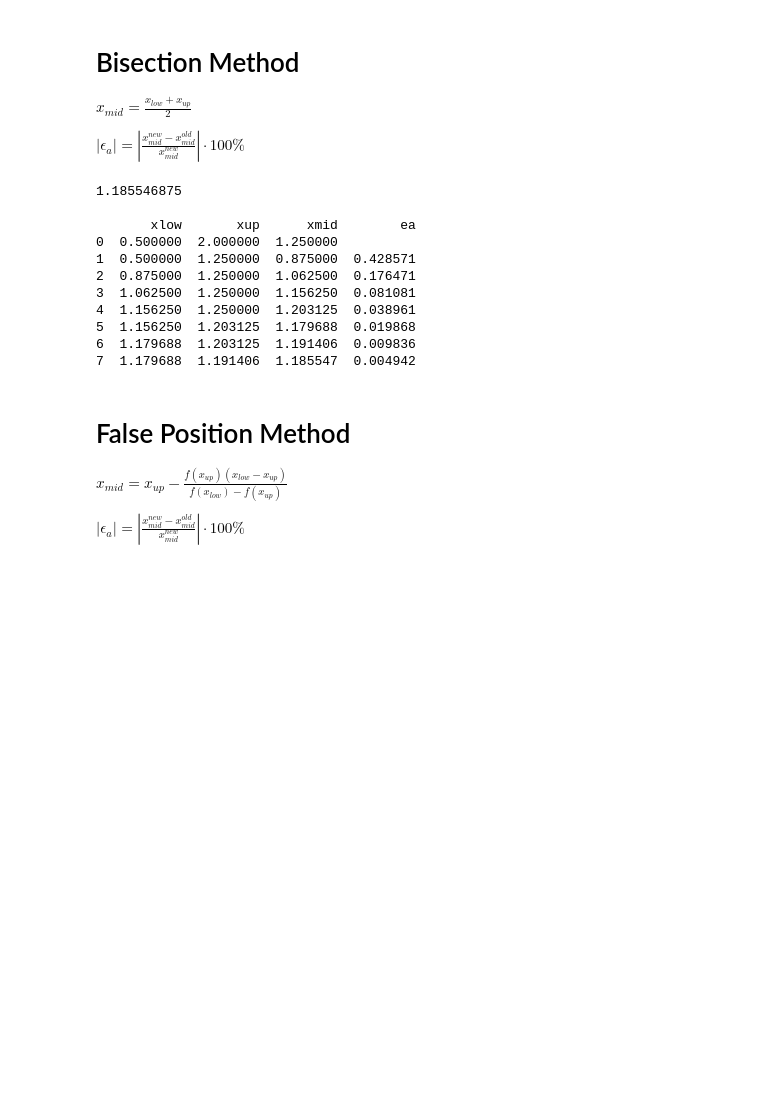
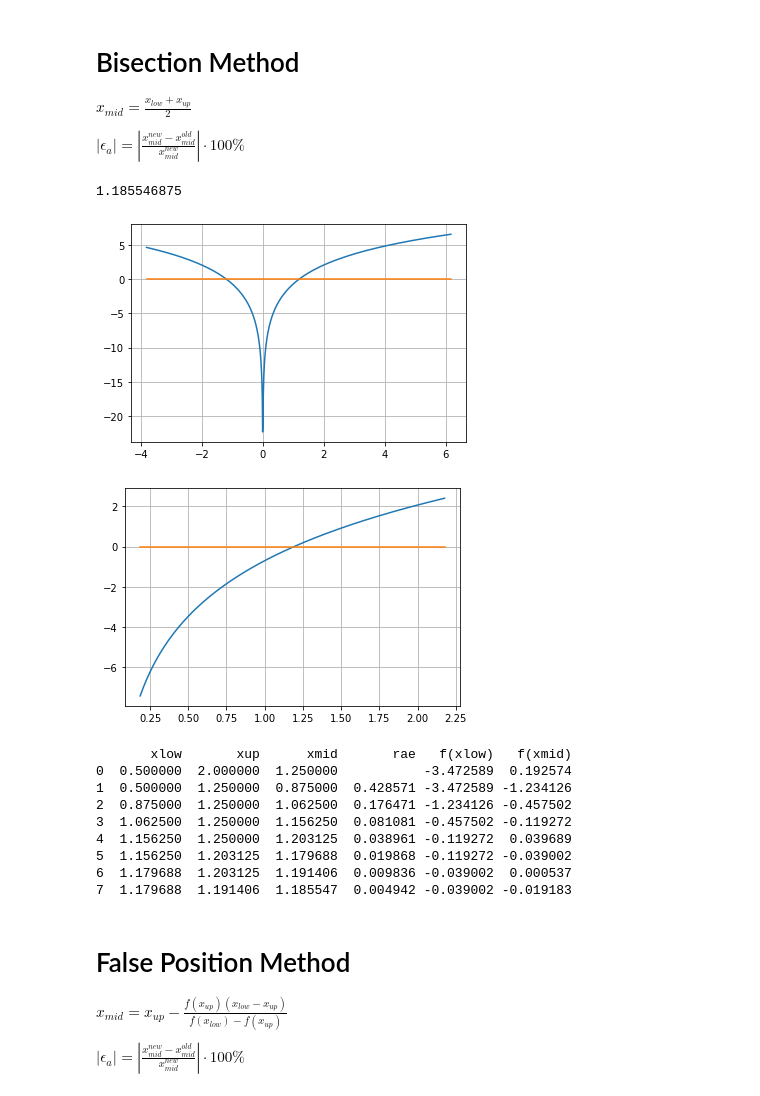
Before and after one commit to lutfiandri/numerical-methods-notebook, a Jupyter notebook: 01 - Root of Equation.ipynb, the cells around one changed output. Cells and saved outputs as stored; diff of their text form; code cells hidden in the pictures; blank space fills up the shorter version.

Commit message:
add graph

```diff
--- a/01 - Root of Equation.ipynb
+++ b/01 - Root of Equation.ipynb
@@ -7,6 +7,18 @@
 
 import numpy as np
 import pandas as pd
+from matplotlib import pyplot as plt
+
+
+def showGraph(result, range):
+    x = np.arange(result-range, result+range, 0.01)
+    y = f(x)
+    y1 = 0
+    plt.clf()
+    plt.plot(x, y)
+    plt.plot(x, 0/x)
+    plt.grid()
+    plt.show()
 # %% [markdown]
 # Bisection Method
 
@@ -18,58 +30,68 @@ table = {
     'xlow': [],
     'xup': [],
     'xmid': [],
-    'ea': []
+    'rae': [],
+    'f(xlow)': [],
+    'f(xmid)': []
 }
 
 
 # ====== Ganti f(x) ======
 def f(x):
     return np.log(x ** 4) - 0.7
 
 
-def bisection(xlow, xup, xmidold=9999, ea=9999, es=0.005, iter=0):
+def bisection(xlow, xup, xmidold=9999, rae=9999, iter=0):
     xmid = (xlow + xup)/2
-    ea = abs((xmid-xmidold)/xmid)
+    rae = abs((xmid-xmidold)/xmid)
+    f_xlow = f(xlow)
+    f_xmid = f(xmid)
 
     table['xlow'].append(xlow)
     table['xup'].append(xup)
     table['xmid'].append(xmid)
     if iter > 0:
-        table['ea'].append(ea)
+        table['rae'].append(rae)
     else:
-        table['ea'].append('')
+        table['rae'].append('')
+    table['f(xlow)'].append(f_xlow)
+    table['f(xmid)'].append(f_xmid)
 
-    if iter > 100 or ea < es:
+    if iter > 100 or rae < es:
         return xmid
 
-    if f(xlow) * f(xmid) < 0:
-        return bisection(xlow, xmid, xmid, ea, es, iter+1)
-    elif f(xlow) * f(xmid) > 0:
-        return bisection(xmid, xup, xmid, ea, es, iter+1)
+    if f_xlow * f_xmid < 0:
+        return bisection(xlow, xmid, xmid, rae, iter+1)
+    elif f_xlow * f_xmid > 0:
+        return bisection(xmid, xup, xmid, rae, iter+1)
 
     return xmid
 
 
 # ====== Ganti Titik Awal ======
 xlow = 0.5
 xup = 2
+es = 0.005 # 0.5%
 
 result = bisection(xlow, xup)
 
 print(result, "\n")
+showGraph(result, 5)
+showGraph(result, 1)
 print(pd.DataFrame(table))
 # %% [output]
 1.185546875
-
-       xlow       xup      xmid        ea
-0  0.500000  2.000000  1.250000
-1  0.500000  1.250000  0.875000  0.428571
-2  0.875000  1.250000  1.062500  0.176471
-3  1.062500  1.250000  1.156250  0.081081
-4  1.156250  1.250000  1.203125  0.038961
-5  1.156250  1.203125  1.179688  0.019868
-6  1.179688  1.203125  1.191406  0.009836
-7  1.179688  1.191406  1.185547  0.004942
+[figure, added]
+[figure, added]
+       xlow       xup      xmid       rae   f(xlow)   f(xmid)
+0  0.500000  2.000000  1.250000           -3.472589  0.192574
+1  0.500000  1.250000  0.875000  0.428571 -3.472589 -1.234126
+2  0.875000  1.250000  1.062500  0.176471 -1.234126 -0.457502
+3  1.062500  1.250000  1.156250  0.081081 -0.457502 -0.119272
+4  1.156250  1.250000  1.203125  0.038961 -0.119272  0.039689
+5  1.156250  1.203125  1.179688  0.019868 -0.119272 -0.039002
+6  1.179688  1.203125  1.191406  0.009836 -0.039002  0.000537
+7  1.179688  1.191406  1.185547  0.004942 -0.039002 -0.019183
 # %% [markdown]
 # False Position Method
 
```
Also changed, not shown: parts of 3 cells of this notebook.
